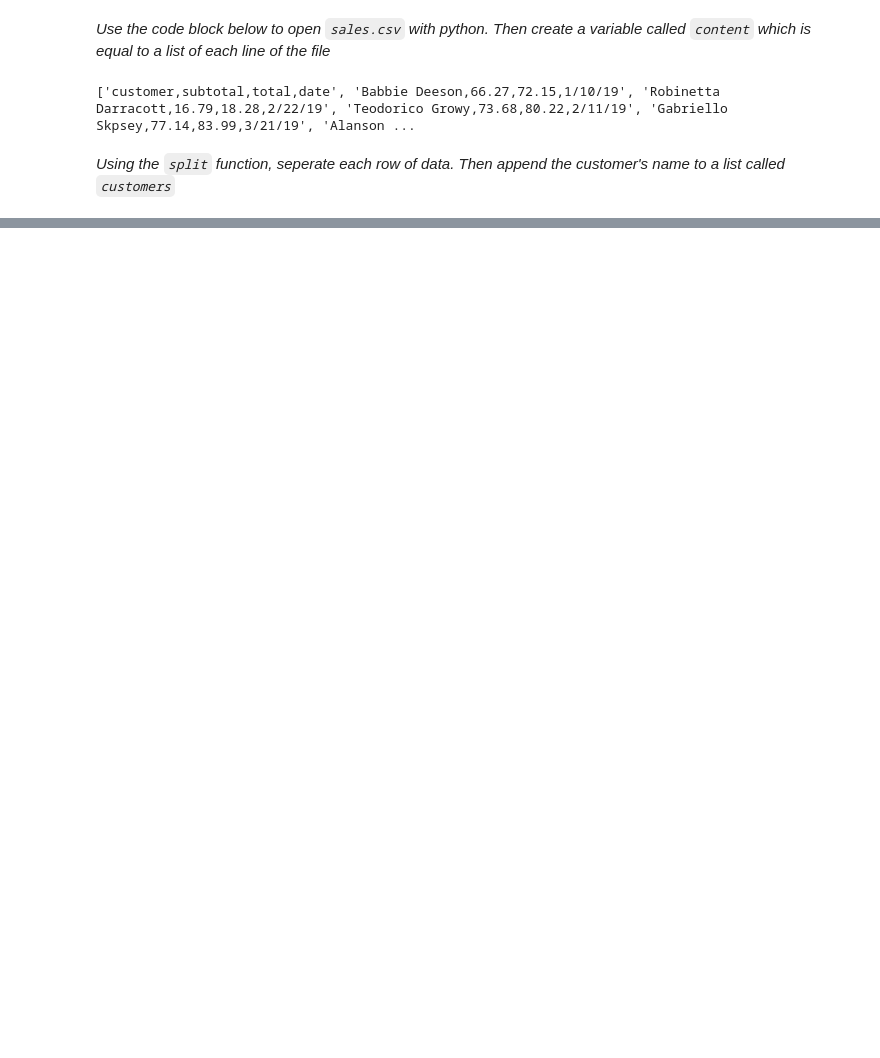
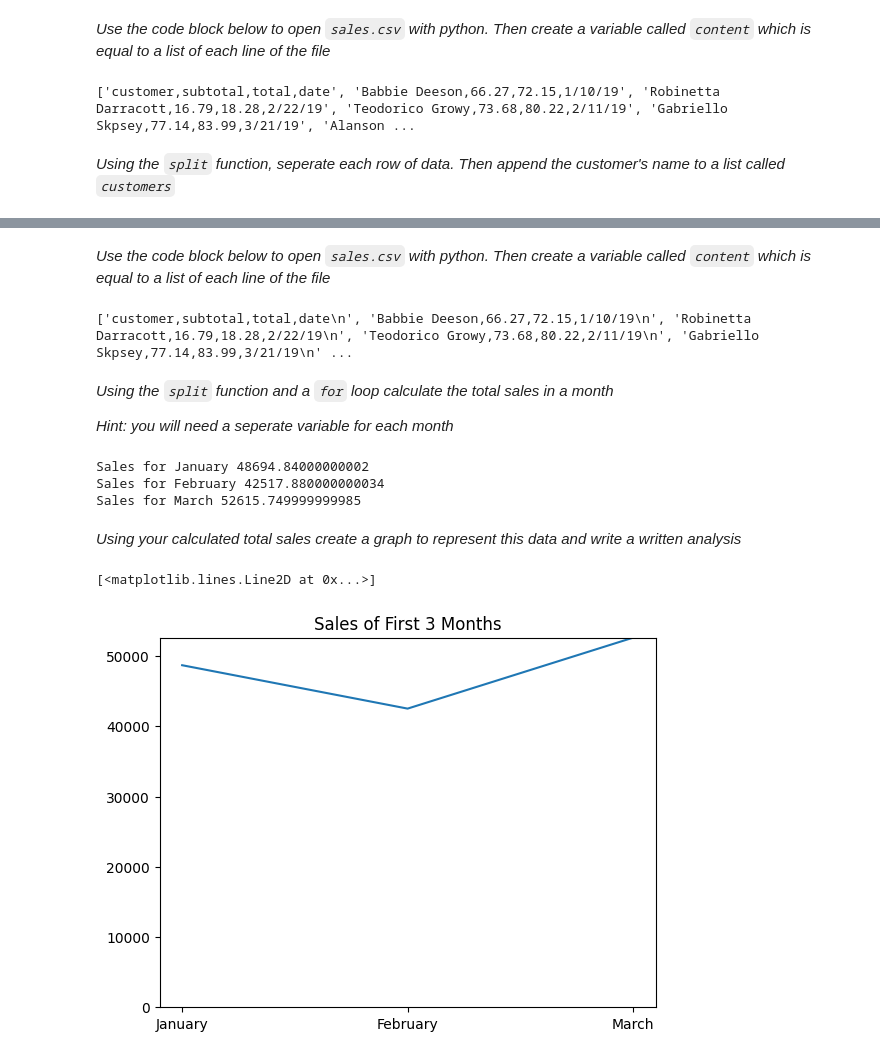
Before and after one commit to KaiSteamCenter/Unit-2-Python, a Jupyter notebook: splitting_data.ipynb, the cells around one changed output, grey strips where cells are left out. Saved outputs shown, nothing was run; the diff lists cells and outputs as text; code cells hidden in the pictures; blank space fills up the shorter version.

```diff
--- a/splitting_data.ipynb
+++ b/splitting_data.ipynb
@@ -70,0 +109,55 @@ print(content)
+# %% [markdown]
+*Use the code block below to open `sales.csv` with python. Then create a variable called `content` which is equal to a list of each line of the file*
+# %%
+with open('sales.csv') as salesFile:
+    content = salesFile.readlines()
+
+print(content)
+# %% [output]
+['customer,subtotal,total,date\n', 'Babbie Deeson,66.27,72.15,1/10/19\n', 'Robinetta Darracott,16.79,18.28,2/22/19\n', 'Teodorico Growy,73.68,80.22,2/11/19\n', 'Gabriello Skpsey,77.14,83.99,3/21/19\n' ...
+# %% [markdown]
+*Using the `split` function and a `for` loop calculate the total sales in a month*
+
+*Hint: you will need a seperate variable for each month*
+# %%
+janTotal = 0
+febTotal = 0
+marTotal = 0
+
+del content[0]
+for line in content:
+
+    part = line.strip().split(',')
+    date = part[3]
+    month = date.split('/')[0]
+    tot = float(part[2])
+    if month == "1":
+        janTotal += tot
+    elif month == "2":
+        febTotal += tot
+    elif month == "3":
+        marTotal += tot
+
+print("Sales for January", janTotal)
+print("Sales for February", febTotal)
+print("Sales for March", marTotal)
+# %% [output]
+Sales for January 48694.84000000002
+Sales for February 42517.880000000034
+Sales for March 52615.749999999985
+# %% [markdown]
+*Using your calculated total sales create a graph to represent this data and write a written analysis*
+# %%
+import matplotlib.pyplot as plt
+
+months = ['January', 'February', 'March']
+
+sales = [janTotal, febTotal, marTotal]
+
+plt.ylim(0, max(sales))
+plt.ylabel('Money')
+plt.title('Sales of First 3 Months')
+plt.plot(months, sales)
+# %% [output]
+[<matplotlib.lines.Line2D at 0x...>]
+[figure, added]
```
Also changed, not shown: parts of 16 cells of this notebook.
